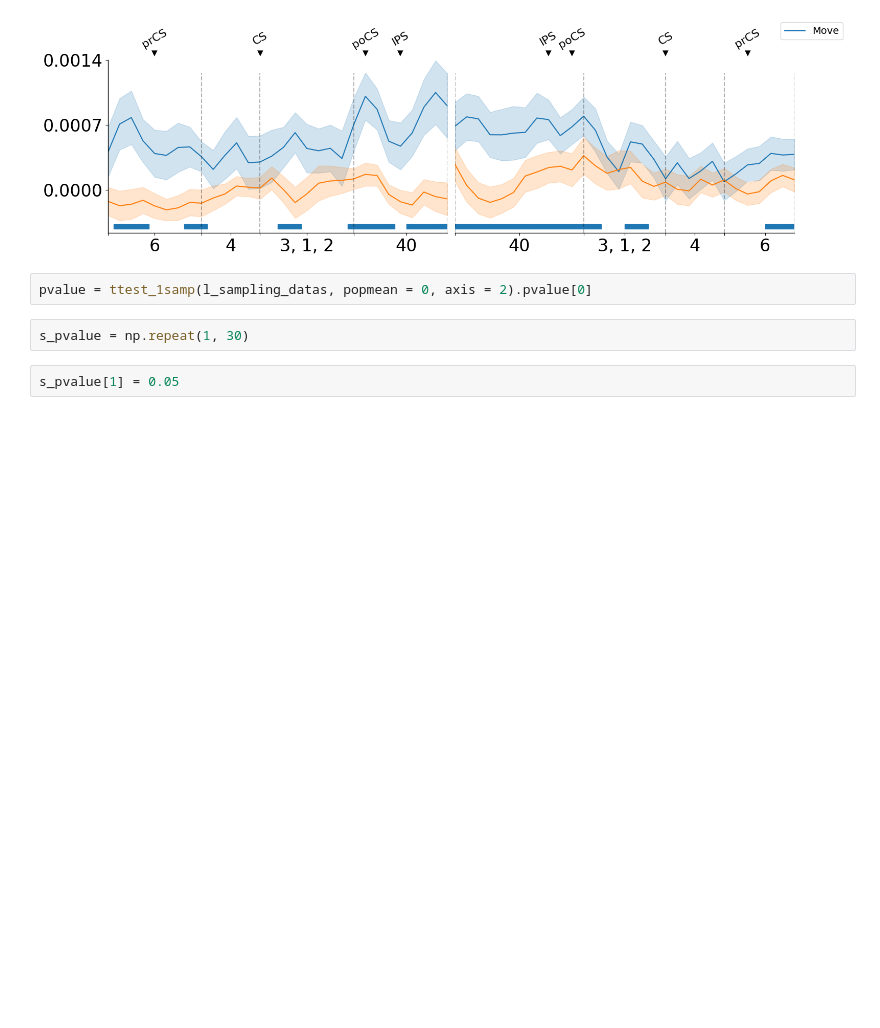
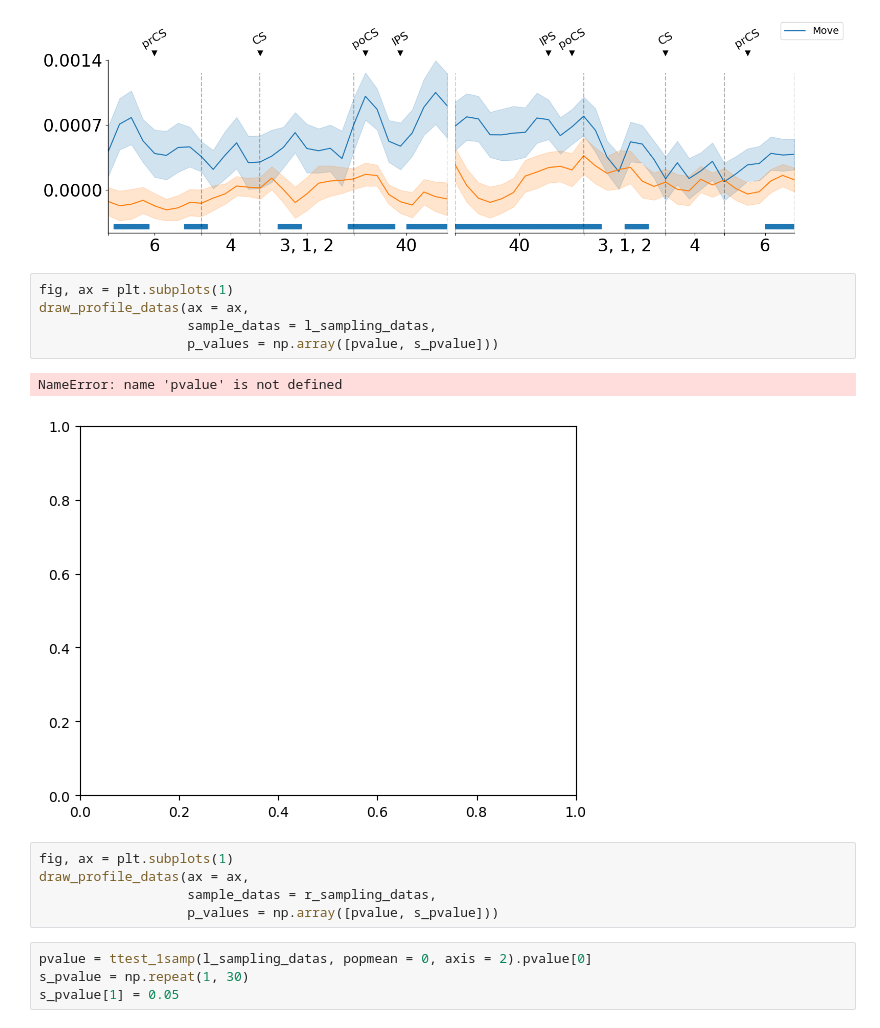
Before and after one commit to SeojinYoon/easy_surf_vis, a Jupyter notebook: demo/4_cross_section.ipynb, the cells around one changed output. Cells and saved outputs as stored; diff of their text form; blank space fills up the shorter version.

```diff
--- a/demo/4_cross_section.ipynb
+++ b/demo/4_cross_section.ipynb
@@ -222,10 +222,21 @@ print(f"save: {file_path}")
 # %% [output]
 save: /mnt/ext1/seojin/temp/both_hemi_1dplot.png
 [figure]
-# %%
-pvalue = ttest_1samp(l_sampling_datas, popmean = 0, axis = 2).pvalue[0]
-# %%
-s_pvalue = np.repeat(1, 30)
-# %%
-s_pvalue[1] = 0.05
+# %%
+fig, ax = plt.subplots(1)
+draw_profile_datas(ax = ax,
+                   sample_datas = l_sampling_datas,
+                   p_values = np.array([pvalue, s_pvalue]))
+# %% [output]
+NameError: name 'pvalue' is not defined
+[figure, added]
+# %%
+fig, ax = plt.subplots(1)
+draw_profile_datas(ax = ax,
+                   sample_datas = r_sampling_datas,
+                   p_values = np.array([pvalue, s_pvalue]))
+# %%
+pvalue = ttest_1samp(l_sampling_datas, popmean = 0, axis = 2).pvalue[0]
+s_pvalue = np.repeat(1, 30)
+s_pvalue[1] = 0.05
 # %%
```
Also changed, not shown: parts of 2 cells of this notebook, 6 other files.
